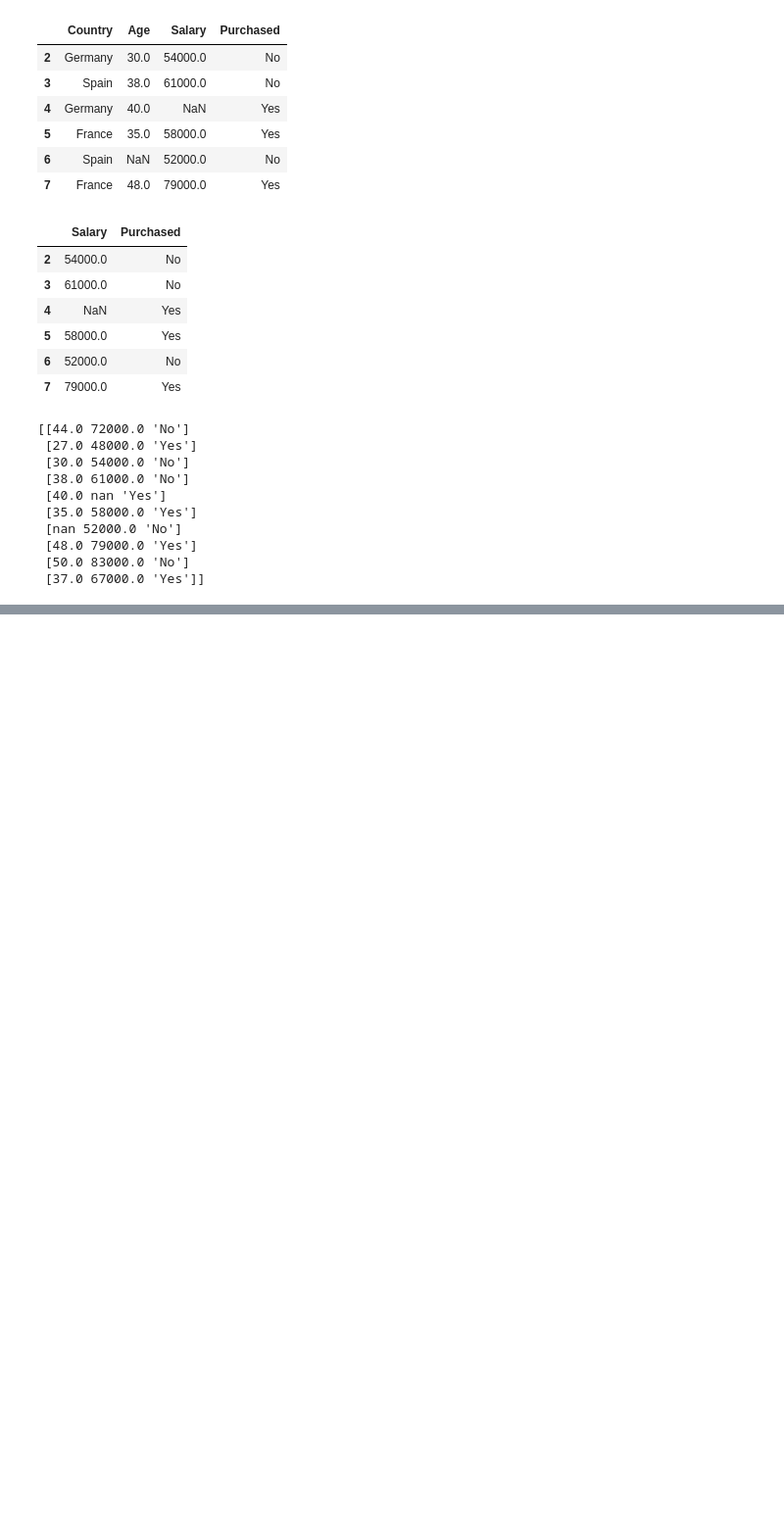
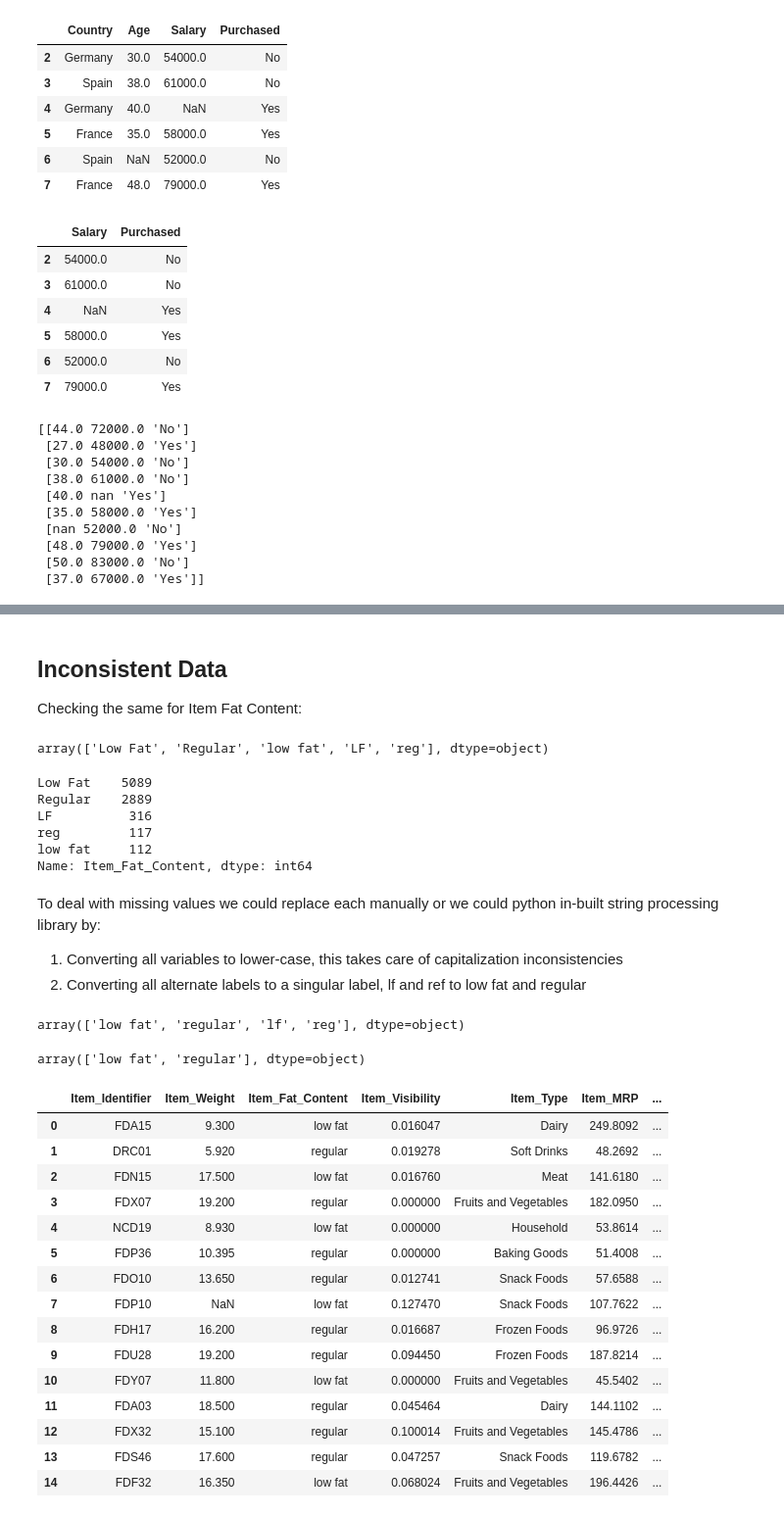
Before and after one commit to acmbpdc/ml-bootcamp-2023, a Jupyter notebook: docs/01-data-preprocessing/docs.ipynb, the cells around one changed output, grey strips where cells are left out. Shown at 98% size. Drawn from its saved outputs; the diff is of its cells as text; code cells hidden in the pictures; blank space fills up the shorter version.

Commit message:
Data exploration added

```diff
--- a/docs/01-data-preprocessing/docs.ipynb
+++ b/docs/01-data-preprocessing/docs.ipynb
@@ -217,0 +242,7 @@ print(X)
+# %%
+import IPython.display as ipd
+import numpy as np
+# Loading data
+data = pd.read_csv("train.csv")
+data.head() # By default gives only 5 entries, Has a max limit of 50, accepts parameter upto 50
+# data.tail()
@@ -217,0 +284,55 @@ print(X)
+# %% [markdown]
+## Inconsistent Data
+
+Checking the same for Item Fat Content:
+# %%
+data["Item_Fat_Content"].unique()
+# %% [output]
+array(['Low Fat', 'Regular', 'low fat', 'LF', 'reg'], dtype=object)
+# %%
+data["Item_Fat_Content"].value_counts()
+# %% [output]
+Low Fat    5089
+Regular    2889
+LF          316
+reg         117
+low fat     112
+Name: Item_Fat_Content, dtype: int64
+# %% [markdown]
+To deal with missing values we could replace each manually or we could python in-built string processing library by:
+1. Converting all variables to lower-case, this takes care of capitalization inconsistencies
+2. Converting all alternate labels to a singular label, lf and ref to low fat and regular
+# %%
+dat_copy = data.copy() # Making a shallow copy to avoid any conversion issues
+dat_copy["Item_Fat_Content"] = dat_copy["Item_Fat_Content"].str.lower()
+ipd.display(dat_copy["Item_Fat_Content"].unique())
+
+
+# dat_copy["Item_Fat_Content"] = dat_copy["Item_Fat_Content"].replace("lf","low fat")
+dat_copy["Item_Fat_Content"] = dat_copy["Item_Fat_Content"].replace({"lf":"low fat", "reg": "regular"})
+dat_copy["Item_Fat_Content"].unique()
+
+# dat_copy["Item_Fat_Content"].value_counts()
+# %% [output]
+array(['low fat', 'regular', 'lf', 'reg'], dtype=object)
+array(['low fat', 'regular'], dtype=object)
+# %%
+data = dat_copy
+data.head(15)
+# %% [output]
+|  | Item_Identifier | Item_Weight | Item_Fat_Content | Item_Visibility | Item_Type | Item_MRP | ... |
+| 0 | FDA15 | 9.300 | low fat | 0.016047 | Dairy | 249.8092 | ... |
+| 1 | DRC01 | 5.920 | regular | 0.019278 | Soft Drinks | 48.2692 | ... |
+| 2 | FDN15 | 17.500 | low fat | 0.016760 | Meat | 141.6180 | ... |
+| 3 | FDX07 | 19.200 | regular | 0.000000 | Fruits and Vegetables | 182.0950 | ... |
+| 4 | NCD19 | 8.930 | low fat | 0.000000 | Household | 53.8614 | ... |
+| 5 | FDP36 | 10.395 | regular | 0.000000 | Baking Goods | 51.4008 | ... |
+| 6 | FDO10 | 13.650 | regular | 0.012741 | Snack Foods | 57.6588 | ... |
+| 7 | FDP10 | NaN | low fat | 0.127470 | Snack Foods | 107.7622 | ... |
+| 8 | FDH17 | 16.200 | regular | 0.016687 | Frozen Foods | 96.9726 | ... |
+| 9 | FDU28 | 19.200 | regular | 0.094450 | Frozen Foods | 187.8214 | ... |
+| 10 | FDY07 | 11.800 | low fat | 0.000000 | Fruits and Vegetables | 45.5402 | ... |
+| 11 | FDA03 | 18.500 | regular | 0.045464 | Dairy | 144.1102 | ... |
+| 12 | FDX32 | 15.100 | regular | 0.100014 | Fruits and Vegetables | 145.4786 | ... |
+| 13 | FDS46 | 17.600 | regular | 0.047257 | Snack Foods | 119.6782 | ... |
+| 14 | FDF32 | 16.350 | low fat | 0.068024 | Fruits and Vegetables | 196.4426 | ... |
```
Also changed, not shown: parts of 20 cells of this notebook, 1 other file.
